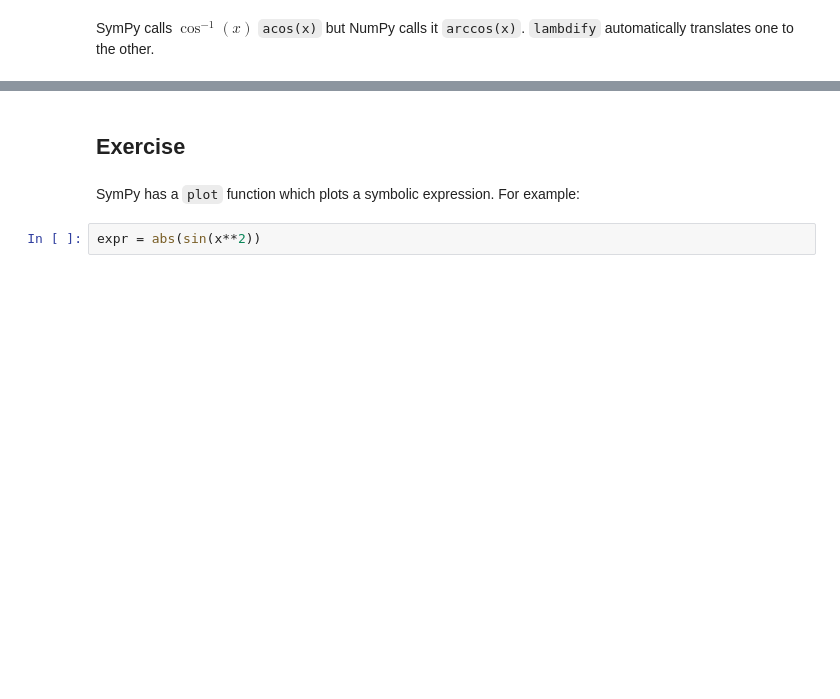
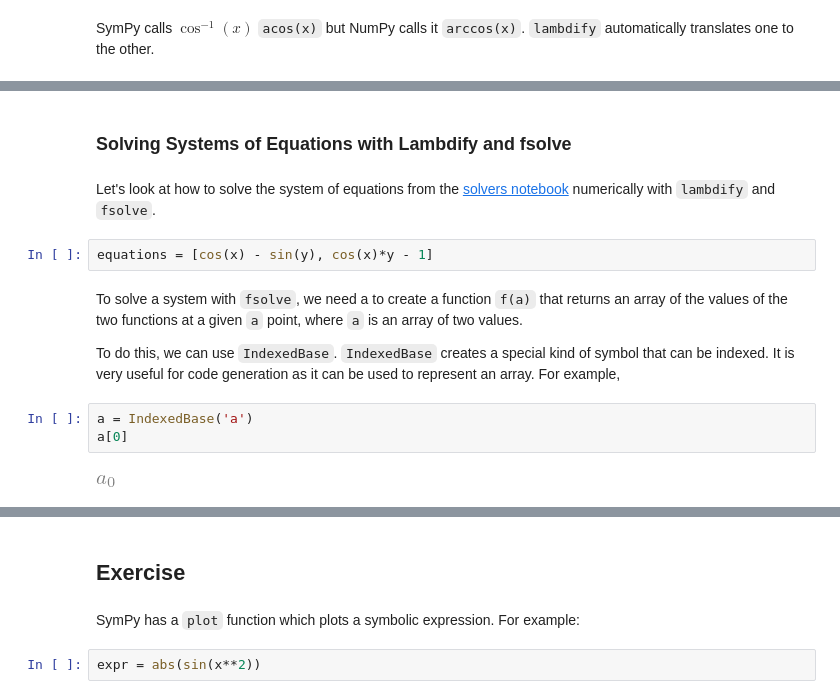
Before and after one commit to sympy/scipy-2023-tutorial, a Jupyter notebook: tutorials/07-Code-Generation.ipynb, the cells around one changed output, grey strips where cells are left out. Drawn from its saved outputs; the diff is of its cells as text; blank space fills up the shorter version.

Commit message:
Move lambdify/fsolve stuff to the codegen notebook

```diff
--- a/tutorials/07-Code-Generation.ipynb
+++ b/tutorials/07-Code-Generation.ipynb
@@ -186,0 +232,15 @@ SymPy calls $\cos^{-1}(x)$ `acos(x)` but NumPy calls it `arccos(x)`. `lambdify`
+# %% [markdown]
+### Solving Systems of Equations with Lambdify and fsolve
+# %% [markdown]
+Let's look at how to solve the system of equations from the [solvers notebook](05-Solvers.ipynb) numerically with `lambdify` and `fsolve`.
+# %%
+equations = [cos(x) - sin(y), cos(x)*y - 1]
+# %% [markdown]
+To solve a system with `fsolve`, we need a to create a function `f(a)` that returns an array of the values of the two functions at a given `a` point, where `a` is an array of two values.
+
+To do this, we can use `IndexedBase`. `IndexedBase` creates a special kind of symbol that can be indexed. It is very useful for code generation as it can be used to represent an array. For example,
+# %%
+a = IndexedBase('a')
+a[0]
+# %% [output]
+[figure, added]
```
Also changed, not shown: parts of 25 cells of this notebook, 2 other files.
